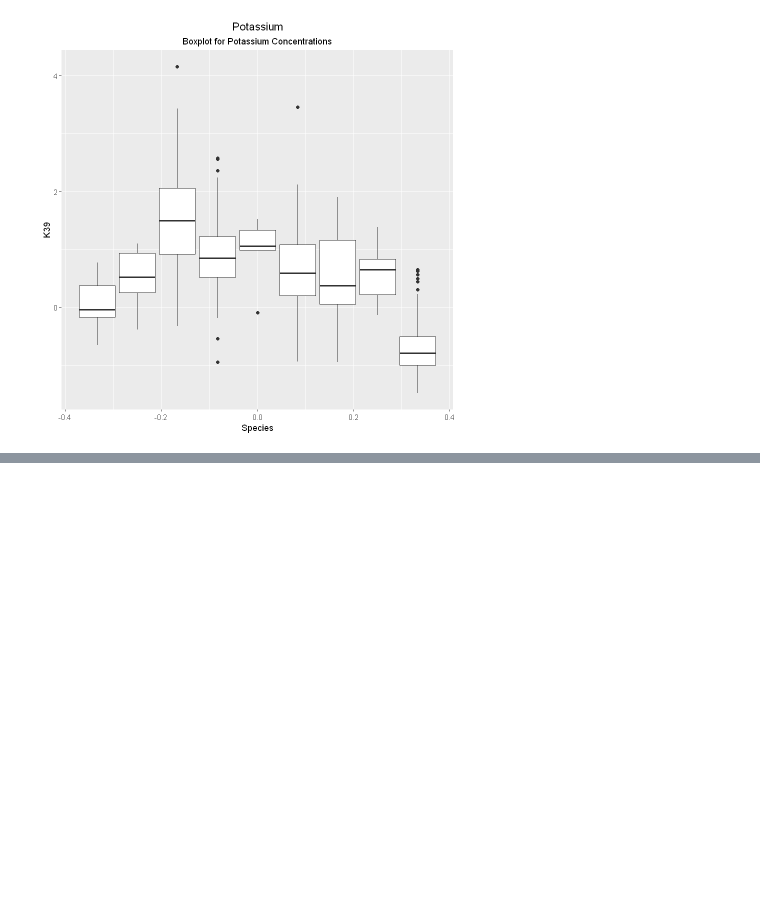
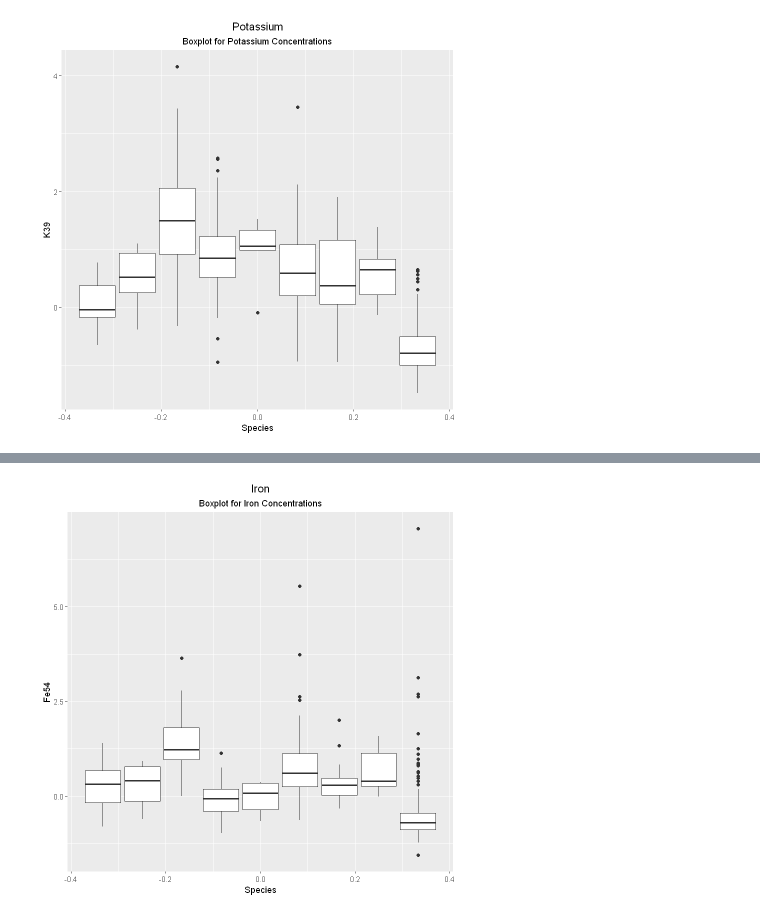
Before and after one commit to Kovacs-Lab/Aim-3, a Jupyter notebook: Ionomics/Boxplots.ipynb, the cells around one changed output, grey strips where cells are left out. Drawn from its saved outputs; the diff is of its cells as text; code cells hidden in the pictures; blank space fills up the shorter version.

```diff
--- a/Ionomics/Boxplots.ipynb
+++ b/Ionomics/Boxplots.ipynb
@@ -173,12 +176,14 @@ Warning message:
 # %%
-#iron <- boxplot(Elements$Fe54~Elements$Spec_int) # Boxplots of iron concentraions
-boxplot(Elements$Fe54~Elements$Spec_int) #iron
-iron <- ggplot(Elements, aes(group=Elements$Spec_int, y=Elements$Fe54)) +
+#iron <- boxplot(Fe54~Spec_int) # Boxplots of iron concentraions
+#boxplot(Fe54~Spec_int) #iron
+iron <- ggplot(Elements, aes(group=Spec_int, y=Fe54)) +
   geom_boxplot() +
   labs(
-    title = "Boron",
-    subtitle = "Boxplot for Boron Concentrations",
+    title = "Iron",
+    subtitle = "Boxplot for Iron Concentrations",
     x = "Species"
     )
 iron
+# %% [output]
+[figure, added]
 # %%
```
Also changed, not shown: parts of 13 cells of this notebook.
